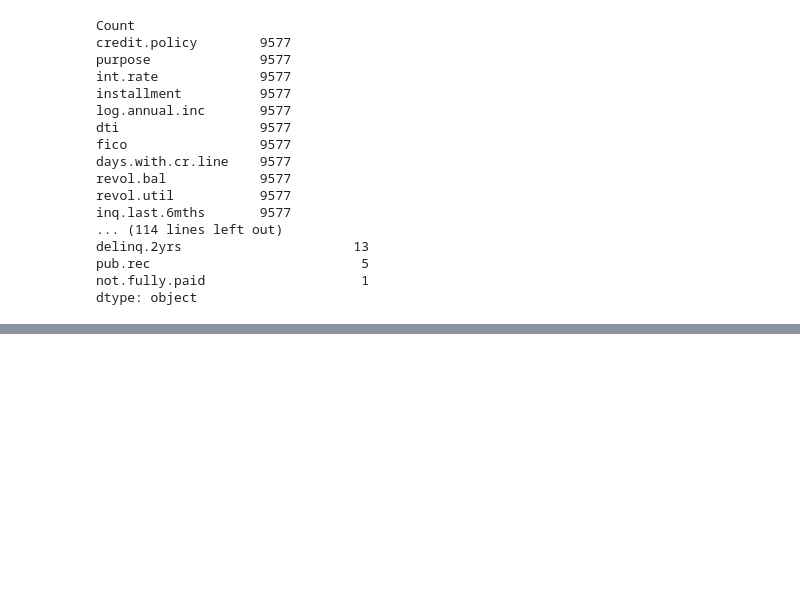
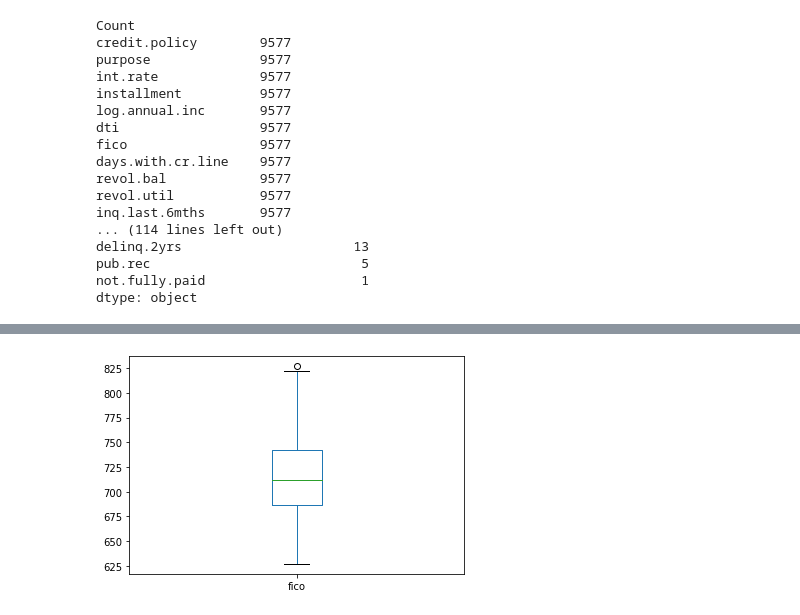
Before and after one commit to TobiOnabolu/MachineLearning, a Jupyter notebook: Assignment1/a1.ipynb, the cells around one changed output, grey strips where cells are left out. Cells and saved outputs as stored; diff of their text form; code cells hidden in the pictures; blank space fills up the shorter version.

```diff
--- a/Assignment1/a1.ipynb
+++ b/Assignment1/a1.ipynb
@@ -101,0 +119,4 @@ dtype: object
+# %%
+approvedFico = approved.boxplot(column='fico', grid=False)
+# %% [output]
+[figure, added]
```
Also changed, not shown: parts of 30 cells of this notebook, 4 other files.
